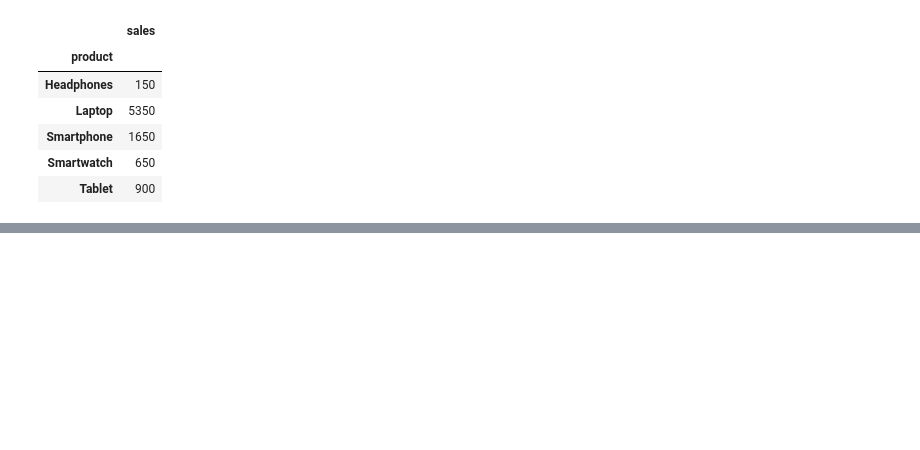
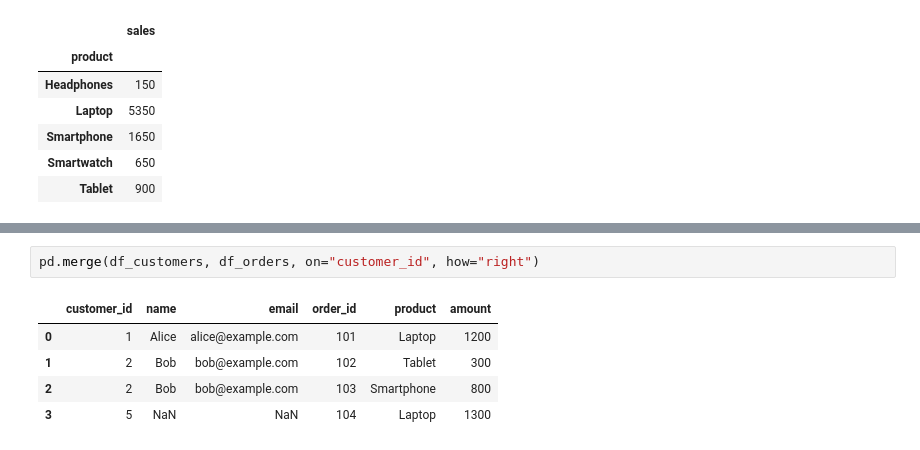
Before and after one commit to maxkatkalov/colabs, a Jupyter notebook: pands_tasks.ipynb, the cells around one changed output, grey strips where cells are left out. Saved outputs shown, nothing was run; the diff lists cells and outputs as text; blank space fills up the shorter version.

```diff
--- a/pands_tasks.ipynb
+++ b/pands_tasks.ipynb
@@ -835,0 +891,8 @@ pd.pivot_table(df, values="sales", index="product", aggfunc='sum')
+# %%
+pd.merge(df_customers, df_orders, on="customer_id", how="right")
+# %% [output]
+|  | customer_id | name | email | order_id | product | amount |
+| 0 | 1 | Alice | alice@example.com | 101 | Laptop | 1200 |
+| 1 | 2 | Bob | bob@example.com | 102 | Tablet | 300 |
+| 2 | 2 | Bob | bob@example.com | 103 | Smartphone | 800 |
+| 3 | 5 | NaN | NaN | 104 | Laptop | 1300 |
```
Also changed, not shown: parts of 5 cells of this notebook, 1 other file.
